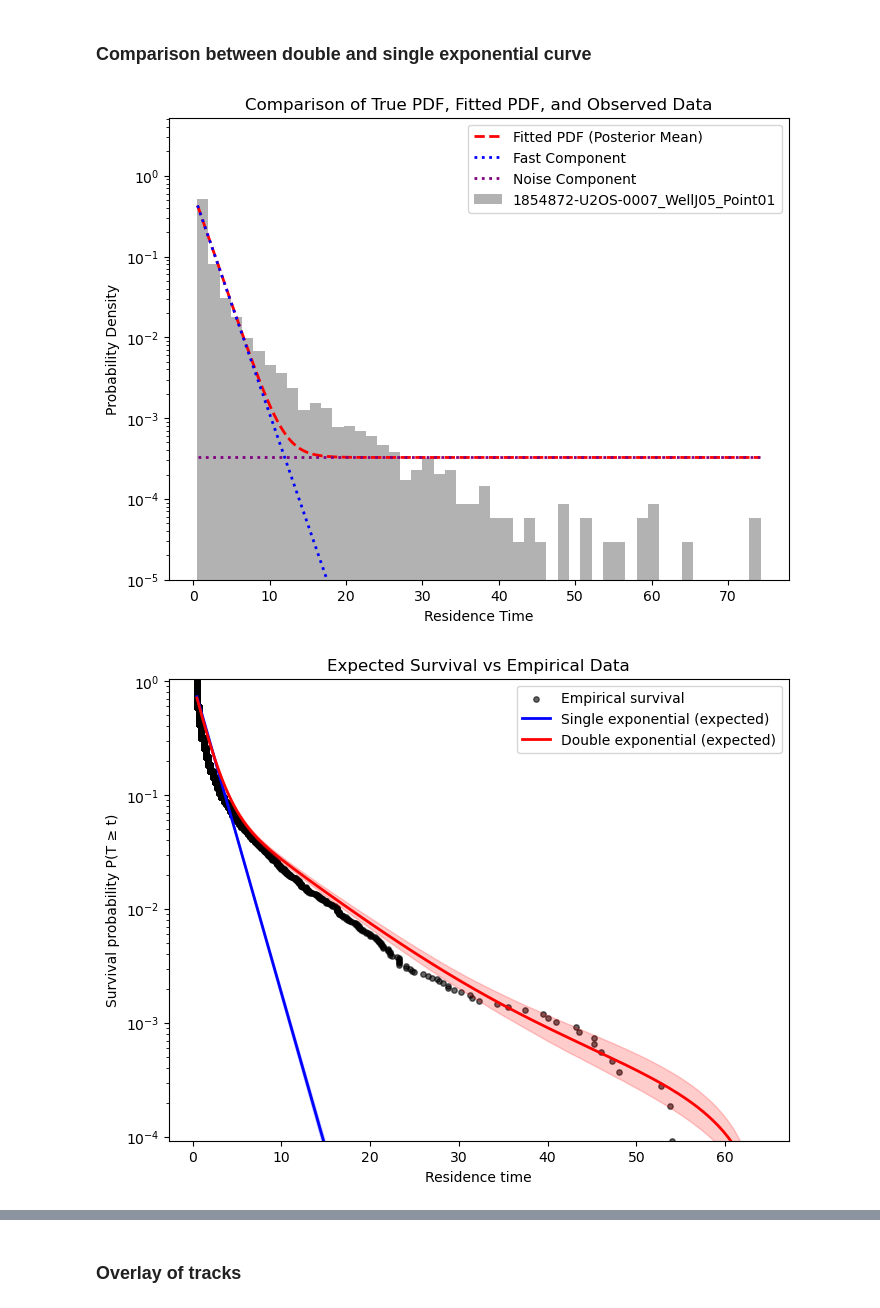
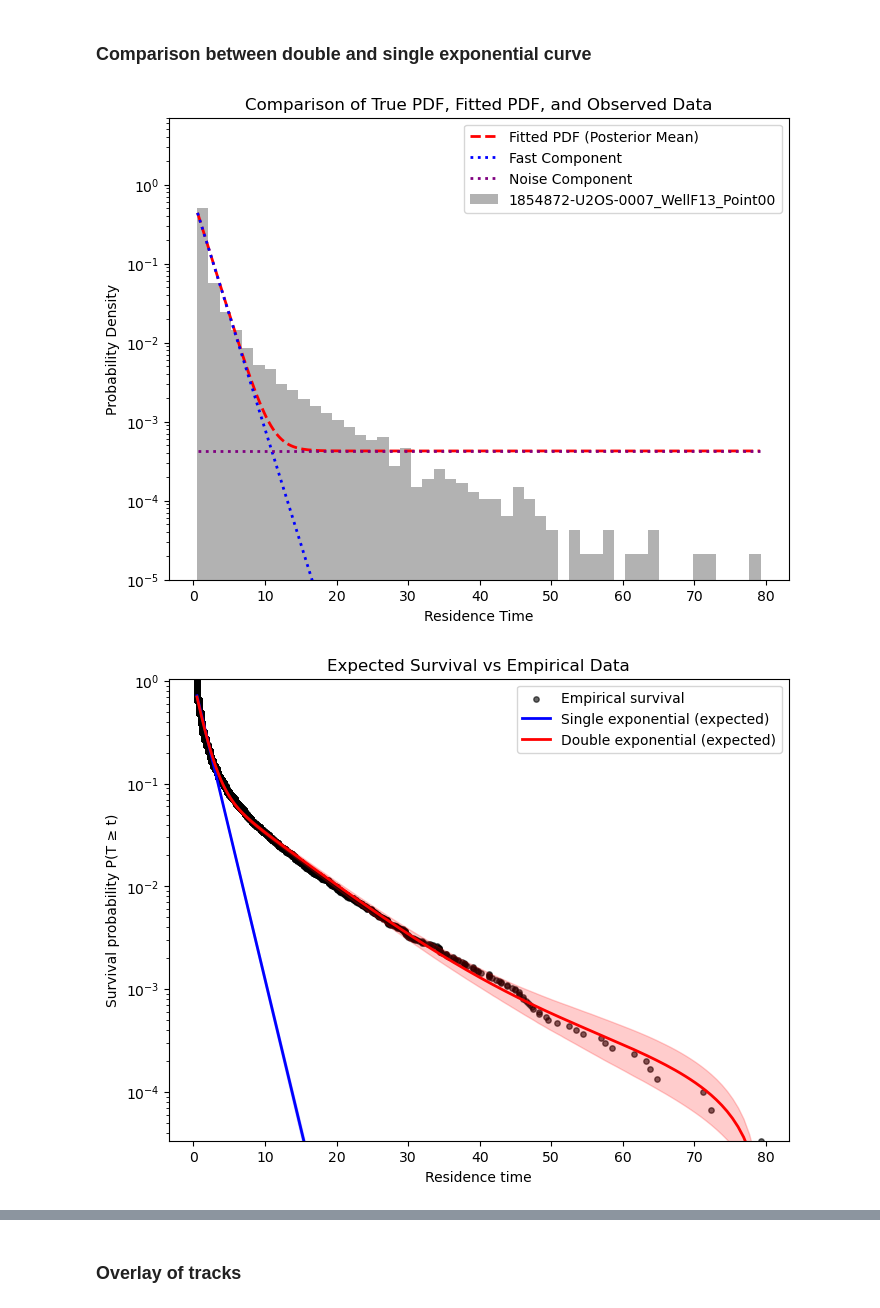
Before and after one commit to Wuttke-Lab/ERalpha_Steiner2025, a Jupyter notebook: model_fit_residence_time.ipynb, the cells around one changed output, grey strips where cells are left out. Cells and saved outputs as stored; diff of their text form; code cells hidden in the pictures.

```diff
--- a/model_fit_residence_time.ipynb
+++ b/model_fit_residence_time.ipynb
@@ -379,10 +379,10 @@ df = pd.concat(chunk_list, ignore_index=True)
 df['track_length'] = df['track_length'] * 0.25
 # %%
 # Single FOVs as example data
-fov_id_str = '1854872-U2OS-0002_WellE02_Point00'
+fov_id_str = '1854872-U2OS-0007_WellG03_Point01'
 filtered_data_H2B = df[df['fov_id_str'] == fov_id_str]
 
-fov_id_str = '1854872-U2OS-0007_WellJ05_Point01'
+fov_id_str = '1854872-U2OS-0007_WellF13_Point00'
 filtered_data = df[df['fov_id_str'] == fov_id_str]
 # %%
 # Define bins
@@ -643,8 +643,14 @@ plt.title("Comparison of True PDF, Fitted PDF, and Observed Data")
 plt.legend()
 plt.show()
 # %% [output]
-[figure, old version]
+[figure, new version]
 # %%
+def empirical_ccdf(data):
+    sorted_data = np.sort(data)
+    n = len(sorted_data)
+    survival = np.arange(n, 0, -1) / n
+    return sorted_data, survival
+
 # Posterior samples
 lam_samples = trace_single.posterior["koff"].values.reshape(-1)
 
@@ -706,34 +712,34 @@ plt.fill_between(
     S_single_hi,
     color="blue",
     alpha=0.2
 )
 
 # Double exponential
 plt.plot(
     t_grid,
     S_double_mean,
     color="red",
     linewidth=2,
     label="Double exponential (expected)"
 )
 plt.fill_between(
     t_grid,
     S_double_lo,
     S_double_hi,
     color="red",
     alpha=0.2
 )
 
 #plt.xscale("log")
 plt.yscale("log")
 plt.xlabel("Residence time")
 plt.ylabel("Survival probability P(T ≥ t)")
 plt.ylim(1 / len(residence_times), 1.05)
 plt.legend()
 plt.title("Expected Survival vs Empirical Data")
 plt.show()
 # %% [output]
-[figure, old version]
+[figure, new version]
 # %%
 # Compute histogram
 hist, bin_edges = np.histogram(residence_times, bins=bin_edges, density=True)
```
Also changed, not shown: parts of 16 cells of this notebook, 7 other files.
